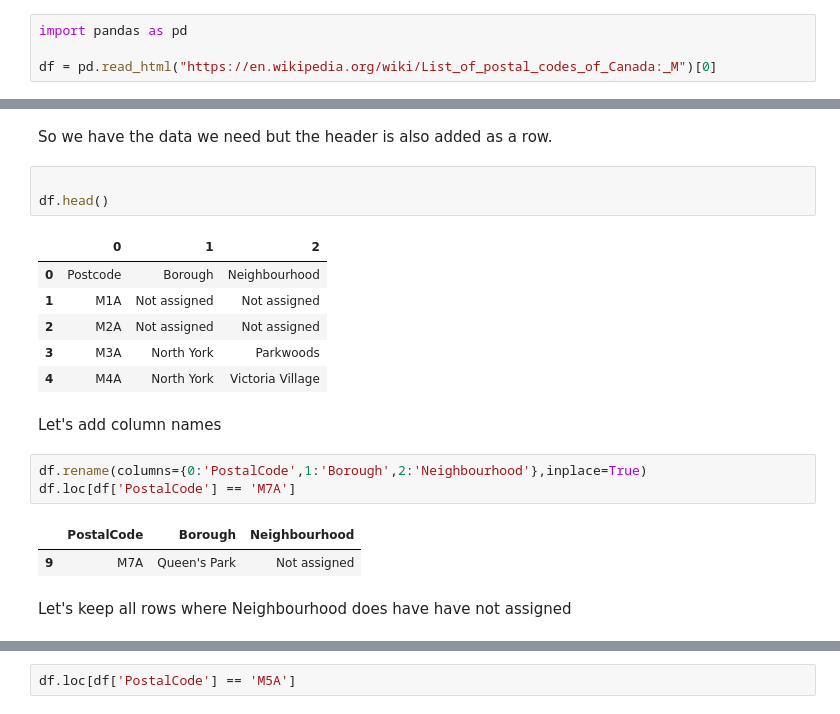
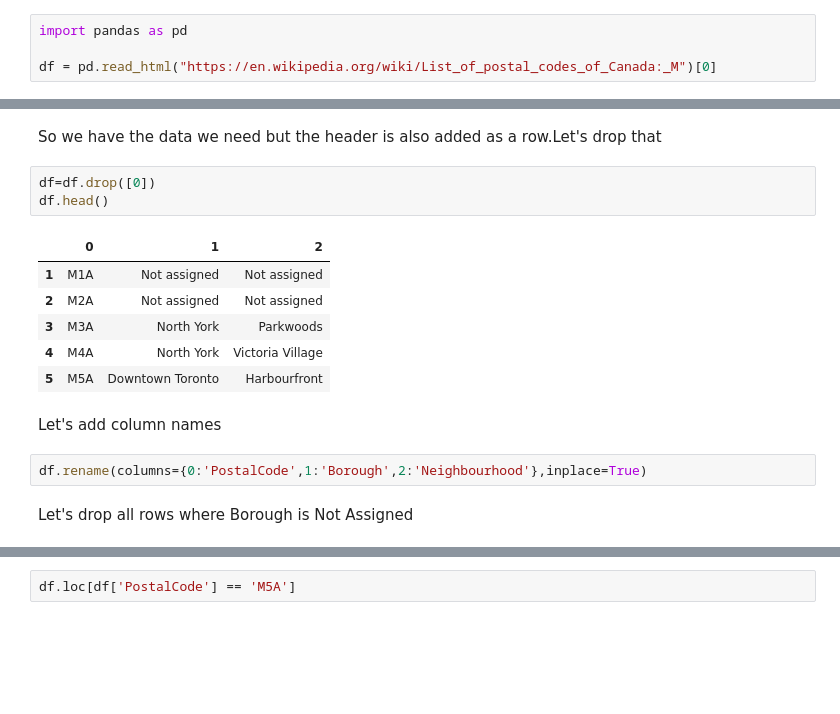
Before and after one commit to notthatyoda/coursera-adsc, a Jupyter notebook: segmenting-clustering-Copy1.ipynb, the cells around one changed output, grey strips where cells are left out. Cells and saved outputs as stored; diff of their text form; blank space fills up the shorter version.

```diff
--- a/segmenting-clustering-Copy1.ipynb
+++ b/segmenting-clustering-Copy1.ipynb
@@ -50,23 +55,19 @@ df.shape
 # %% [markdown]
-So we have the data we need but the header is also added as a row.
+So we have the data we need but the header is also added as a row.Let's drop that
-# %%
-
-df.head()
-# %% [output]
-|  | 0 | 1 | 2 |
-| 0 | Postcode | Borough | Neighbourhood |
-| 1 | M1A | Not assigned | Not assigned |
-| 2 | M2A | Not assigned | Not assigned |
-| 3 | M3A | North York | Parkwoods |
-| 4 | M4A | North York | Victoria Village |
+# %%
+df=df.drop([0])
+df.head()
+# %% [output]
+|  | 0 | 1 | 2 |
+| 1 | M1A | Not assigned | Not assigned |
+| 2 | M2A | Not assigned | Not assigned |
+| 3 | M3A | North York | Parkwoods |
+| 4 | M4A | North York | Victoria Village |
+| 5 | M5A | Downtown Toronto | Harbourfront |
 # %% [markdown]
 Let's add column names
 # %%
 df.rename(columns={0:'PostalCode',1:'Borough',2:'Neighbourhood'},inplace=True)
-df.loc[df['PostalCode'] == 'M7A']
-# %% [output]
-|  | PostalCode | Borough | Neighbourhood |
-| 9 | M7A | Queen's Park | Not assigned |
 # %% [markdown]
-Let's keep all rows where Neighbourhood does have have not assigned
+Let's drop all rows where Borough is Not Assigned
 # %%
```
Also changed, not shown: parts of 5 cells of this notebook, 3 other files.
